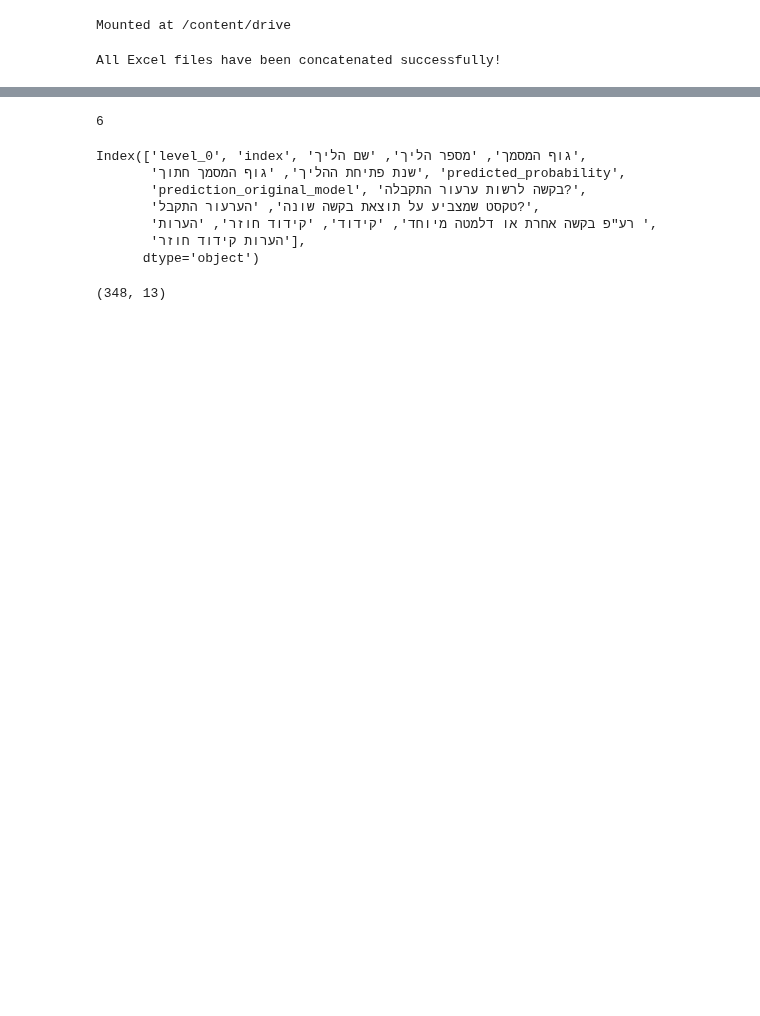
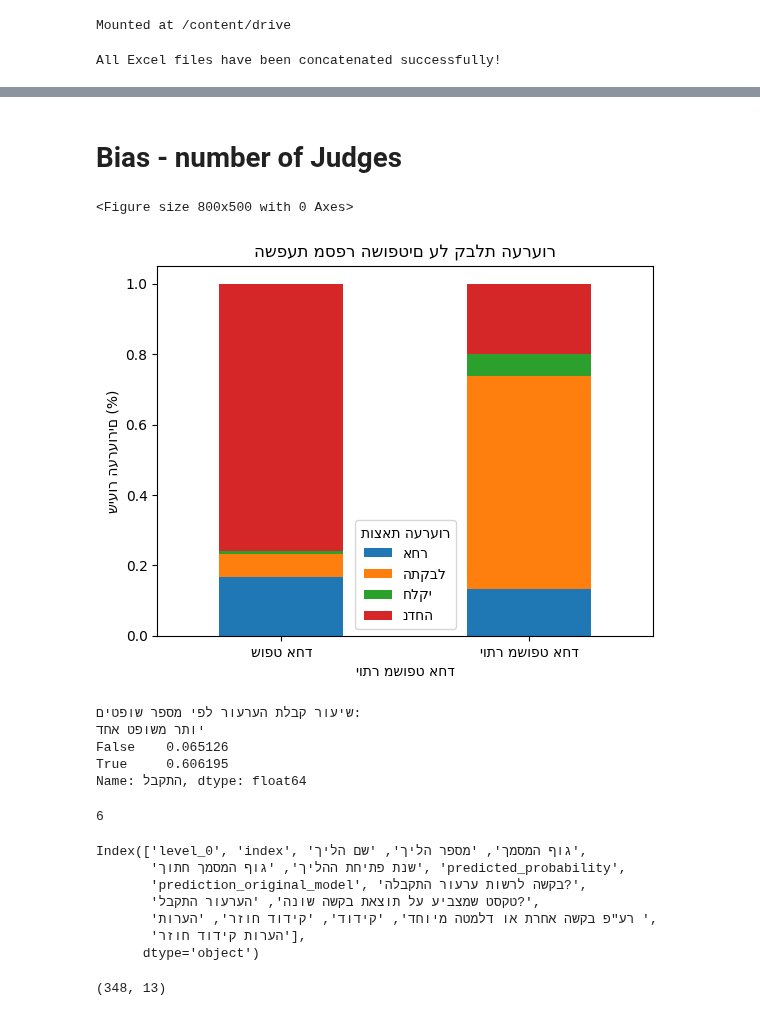
Before and after one commit to noambassat/SupremeCourtClassifier, a Jupyter notebook: LLM_Court.ipynb, the cells around one changed output, grey strips where cells are left out. Saved outputs shown, nothing was run; the diff lists cells and outputs as text; code cells hidden in the pictures; blank space fills up the shorter version.

```diff
--- a/LLM_Court.ipynb
+++ b/LLM_Court.ipynb
@@ -48,3 +142,46 @@ All Excel files have been concatenated successfully!
+# %% [markdown]
+# Bias - number of Judges
+# %%
+import pandas as pd
+import matplotlib.pyplot as plt
+import seaborn as sns
+from ast import literal_eval
+
+# טעינת הנתונים
+df = check_gender_bias.copy()
+
+# חישוב מספר השופטים בכל תיק
+df["מספר שופטים"] = df["מגדר"].apply(len)
+
+# חלוקת המקרים לשתי קבוצות: שופט יחיד או יותר מאחד
+df["יותר משופט אחד"] = df["מספר שופטים"] > 1
+
+# ספירת המקרים לפי מספר השופטים והאם הערעור התקבל
+outcome_counts = df.groupby("יותר משופט אחד")["בקשה לרשות ערעור התקבלה?"].value_counts(normalize=True).unstack()
+
+# יצירת גרף
+plt.figure(figsize=(8, 5))
+outcome_counts.plot(kind="bar", stacked=True)
+plt.ylabel("שיעור הערעורים (%)")
+plt.title("השפעת מספר השופטים על קבלת הערעור")
+plt.xticks([0, 1], ["שופט אחד", "יותר משופט אחד"], rotation=0)
+plt.legend(title="תוצאת הערעור")
+plt.show()
+
+# חישוב אחוז קבלת ערעור לפי מספר השופטים
+acceptance_rate = outcome_counts.get("התקבל", 0)
+
+# הדפסת סטטיסטיקה
+print("שיעור קבלת הערעור לפי מספר שופטים:")
+print(acceptance_rate)
+# %% [output]
+<Figure size 800x500 with 0 Axes>
+[figure, added]
+שיעור קבלת הערעור לפי מספר שופטים:
+יותר משופט אחד
+False    0.065126
+True     0.606195
+Name: התקבל, dtype: float64
 # %%
 len(dataframes)
 # %% [output]
```
Also changed, not shown: parts of 43 cells of this notebook.
